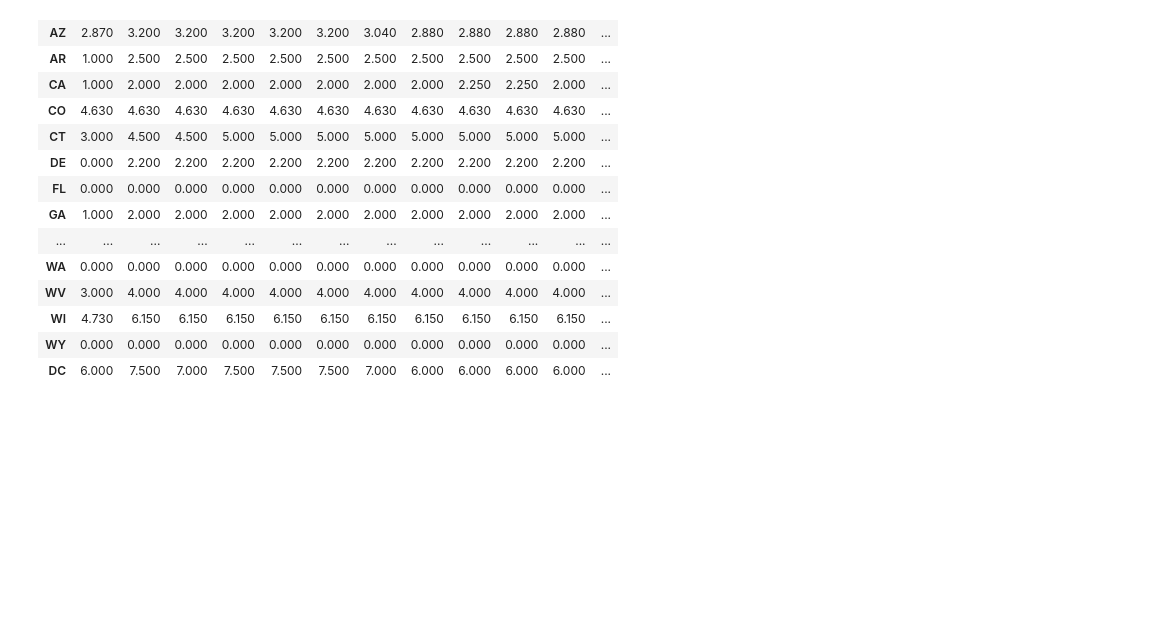
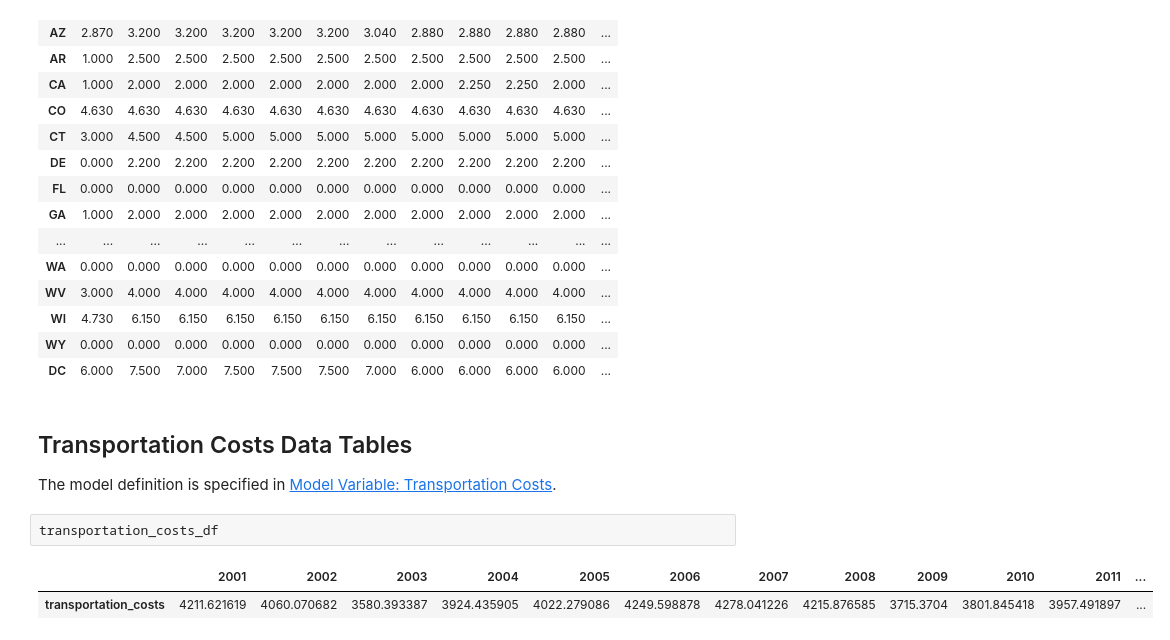
Before and after one commit to jquacinella/LivingWageModelExtension, a Jupyter notebook: Master's Thesis.ipynb, the cells around one changed output. Cells and saved outputs as stored; diff of their text form; blank space fills up the shorter version.

```diff
--- a/Master's Thesis.ipynb
+++ b/Master's Thesis.ipynb
@@ -1075,3 +956,12 @@ updated_state_tax_rate_df
 | WI | 4.730 | 6.150 | 6.150 | 6.150 | 6.150 | 6.150 | 6.150 | 6.150 | 6.150 | 6.150 | 6.150 | ... |
 | WY | 0.000 | 0.000 | 0.000 | 0.000 | 0.000 | 0.000 | 0.000 | 0.000 | 0.000 | 0.000 | 0.000 | ... |
 | DC | 6.000 | 7.500 | 7.000 | 7.500 | 7.500 | 7.500 | 7.000 | 6.000 | 6.000 | 6.000 | 6.000 | ... |
+# %% [markdown]
+## Transportation Costs Data Tables
+
+The model definition is specified in [Model Variable: Transportation Costs](#Transportation-Costs).
+# %%
+transportation_costs_df
+# %% [output]
+|  | 2001 | 2002 | 2003 | 2004 | 2005 | 2006 | 2007 | 2008 | 2009 | 2010 | 2011 | ... |
+| transportation_costs | 4211.621619 | 4060.070682 | 3580.393387 | 3924.435905 | 4022.279086 | 4249.598878 | 4278.041226 | 4215.876585 | 3715.3704 | 3801.845418 | 3957.491897 | ... |
```
Also changed, not shown: parts of 22 cells of this notebook, 1 other file.
